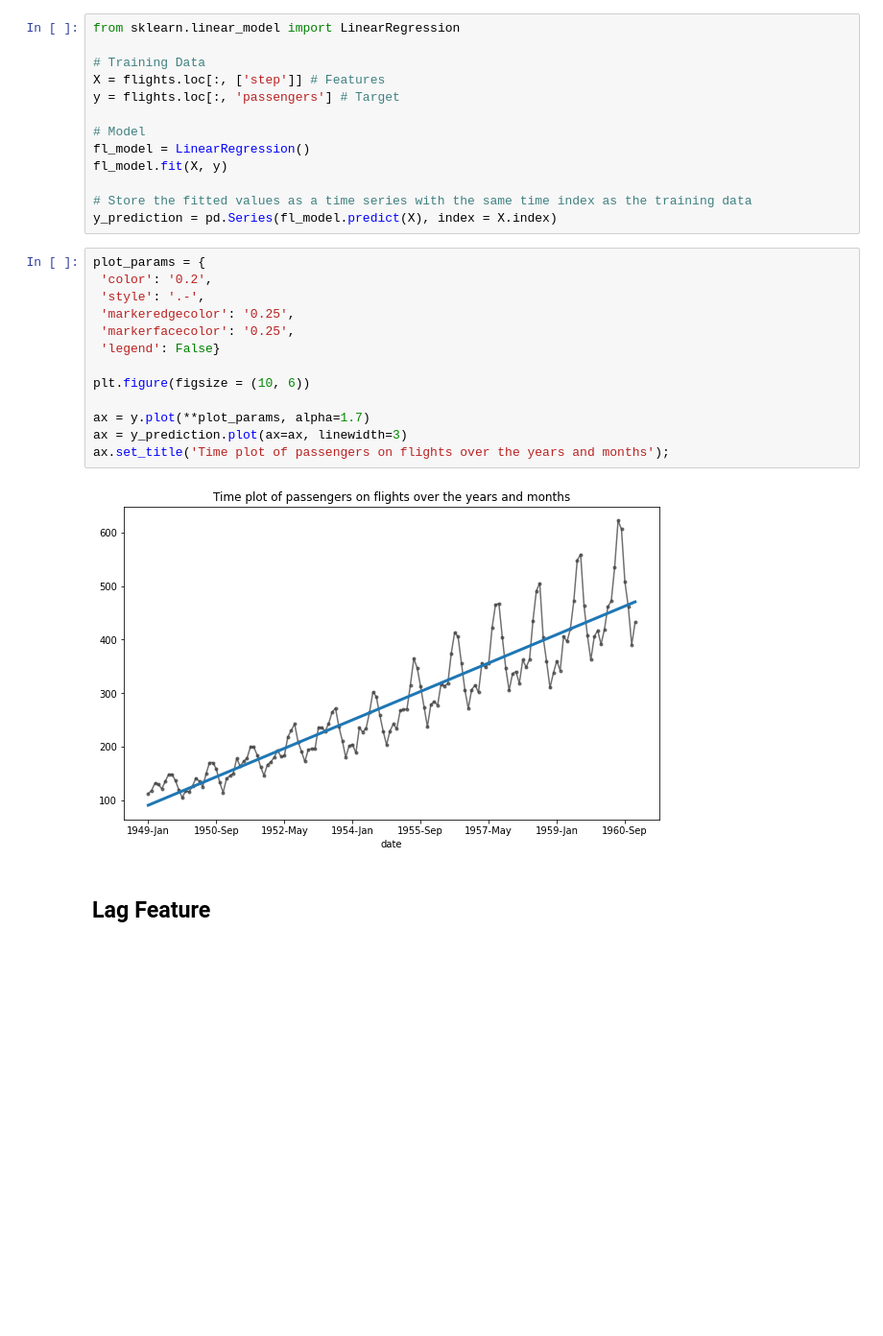
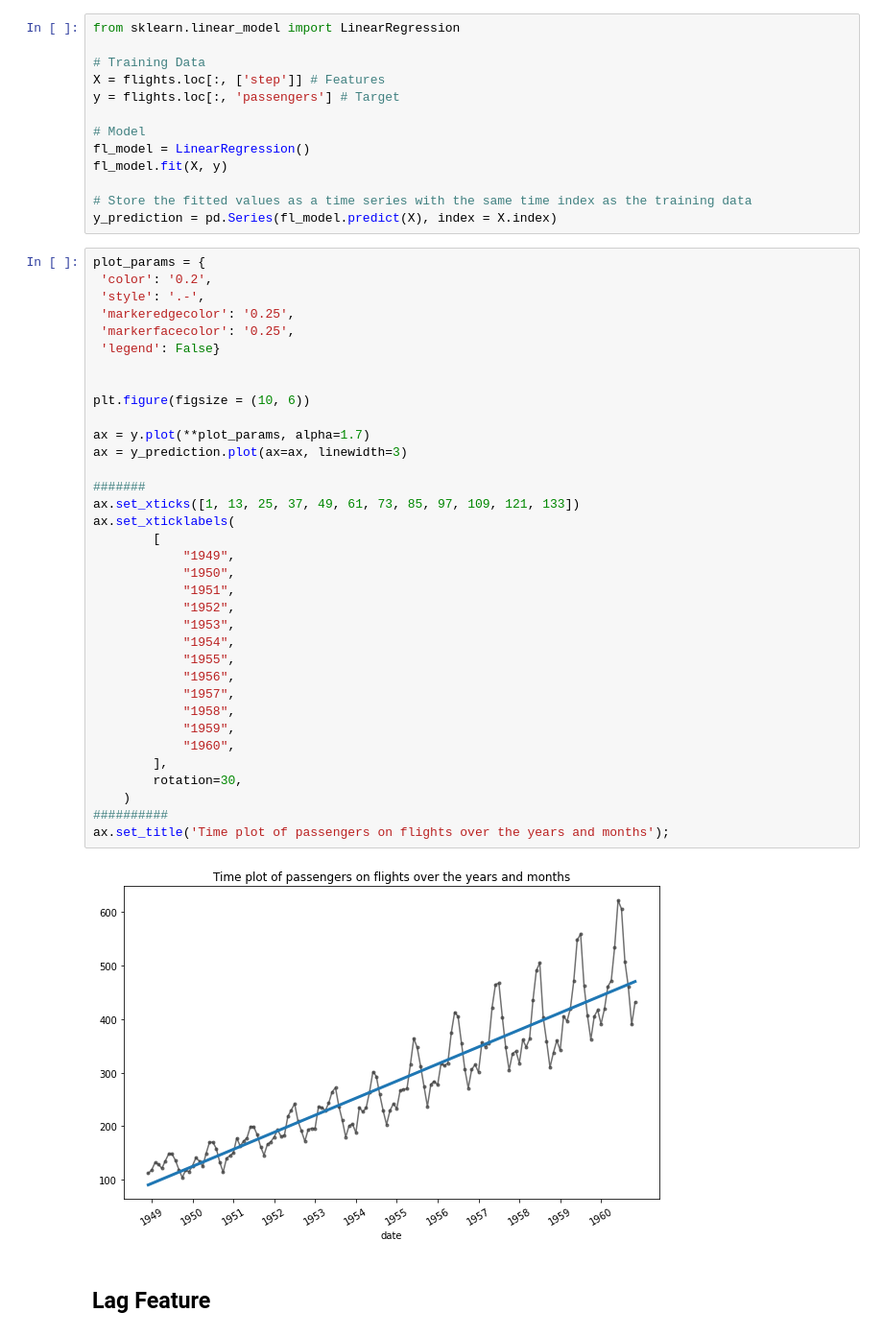
Before and after one commit to JoaoLucasAbreu/Forecasting_Data, a Jupyter notebook: Time_Series/Flights_LinearRegression.ipynb, the cells around one changed output. Shown at 96% size. Saved outputs shown, nothing was run; the diff lists cells and outputs as text; blank space fills up the shorter version.

```diff
--- a/Time_Series/Flights_LinearRegression.ipynb
+++ b/Time_Series/Flights_LinearRegression.ipynb
@@ -177,18 +177,40 @@ y_prediction = pd.Series(fl_model.predict(X), index = X.index)
 # %%
 plot_params = {
  'color': '0.2',
  'style': '.-',
  'markeredgecolor': '0.25',
  'markerfacecolor': '0.25',
  'legend': False}
 
+
 plt.figure(figsize = (10, 6))
 
 ax = y.plot(**plot_params, alpha=1.7)
 ax = y_prediction.plot(ax=ax, linewidth=3)
+
+#######
+ax.set_xticks([1, 13, 25, 37, 49, 61, 73, 85, 97, 109, 121, 133])
+ax.set_xticklabels(
+        [
+            "1949",
+            "1950",
+            "1951",
+            "1952",
+            "1953",
+            "1954",
+            "1955",
+            "1956",
+            "1957",
+            "1958",
+            "1959",
+            "1960",
+        ],
+        rotation=30,
+    )
+##########
 ax.set_title('Time plot of passengers on flights over the years and months');
 # %% [output]
-[figure, old version]
+[figure, new version]
 # %% [markdown]
 ## Lag Feature
 # %% [markdown]
```
Also changed, not shown: parts of 1 cell of this notebook.
